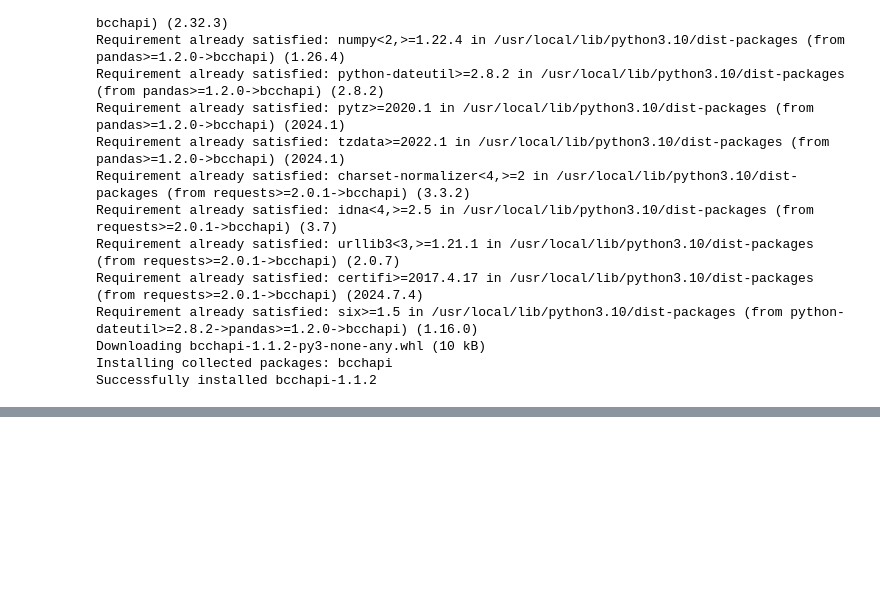
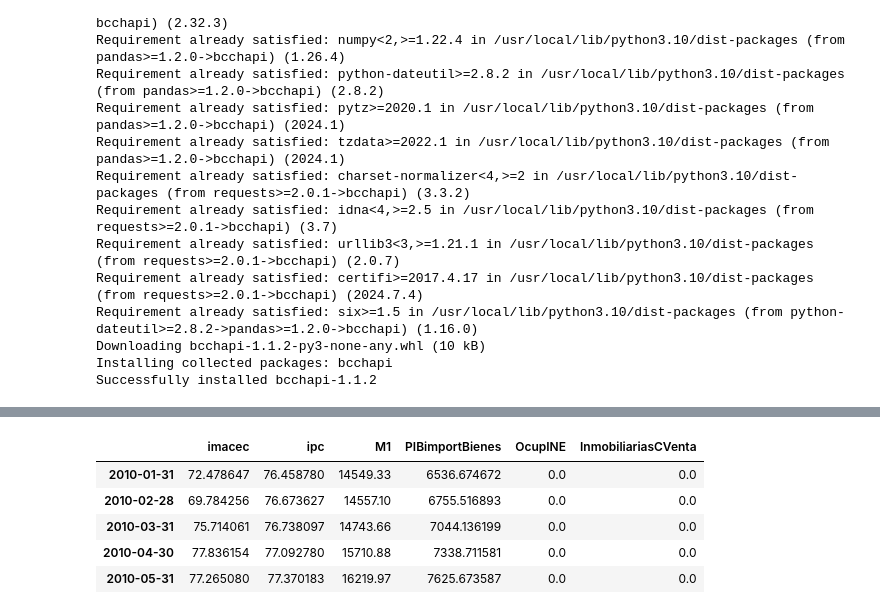
Before and after one commit to oceballos/AnalisisLogisitca, a Jupyter notebook: src/ExtraccionDataSoloAduanasYCentral.ipynb, the cells around one changed output, grey strips where cells are left out. Cells and saved outputs as stored; diff of their text form; code cells hidden in the pictures; blank space fills up the shorter version.

```diff
--- a/src/ExtraccionDataSoloAduanasYCentral.ipynb
+++ b/src/ExtraccionDataSoloAduanasYCentral.ipynb
@@ -247,0 +264,13 @@ series_bc.head(50)
+# %%
+series_bc['PIBimportBienes'] = series_bc['PIBimportBienes'].replace(0, np.nan)
+series_bc['PIBimportBienes'] = series_bc['PIBimportBienes']\
+    .resample('M').asfreq()\
+    .interpolate(method='cubic')
+series_bc.head()
+# %% [output]
+|  | imacec | ipc | M1 | PIBimportBienes | OcupINE | InmobiliariasCVenta |
+| 2010-01-31 | 72.478647 | 76.458780 | 14549.33 | 6536.674672 | 0.0 | 0.0 |
+| 2010-02-28 | 69.784256 | 76.673627 | 14557.10 | 6755.516893 | 0.0 | 0.0 |
+| 2010-03-31 | 75.714061 | 76.738097 | 14743.66 | 7044.136199 | 0.0 | 0.0 |
+| 2010-04-30 | 77.836154 | 77.092780 | 15710.88 | 7338.711581 | 0.0 | 0.0 |
+| 2010-05-31 | 77.265080 | 77.370183 | 16219.97 | 7625.673587 | 0.0 | 0.0 |
```
Also changed, not shown: parts of 12 cells of this notebook, 3 other files.
